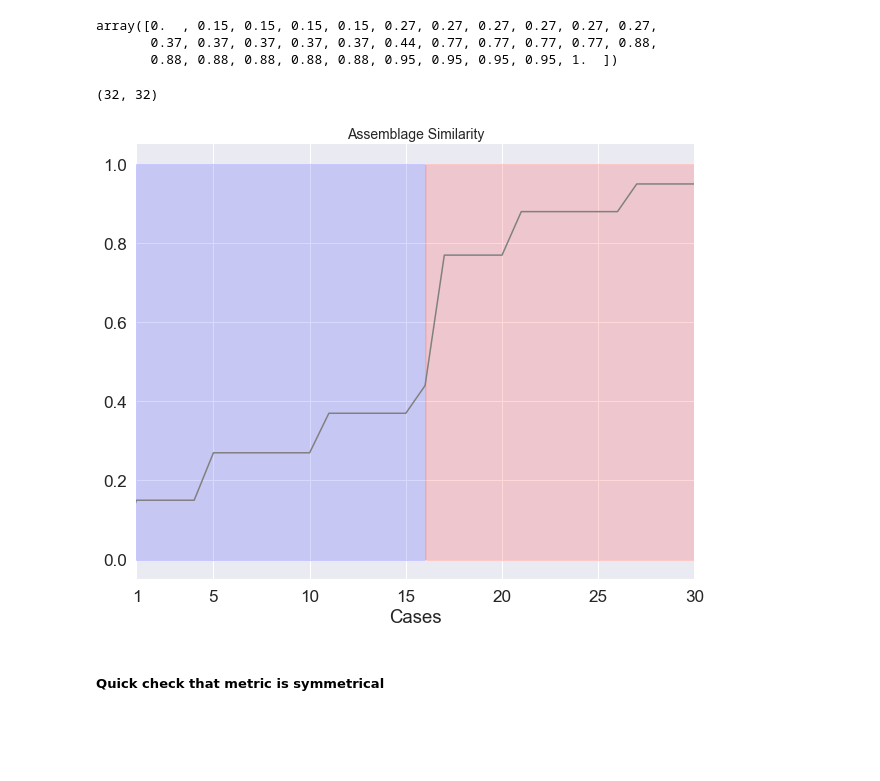
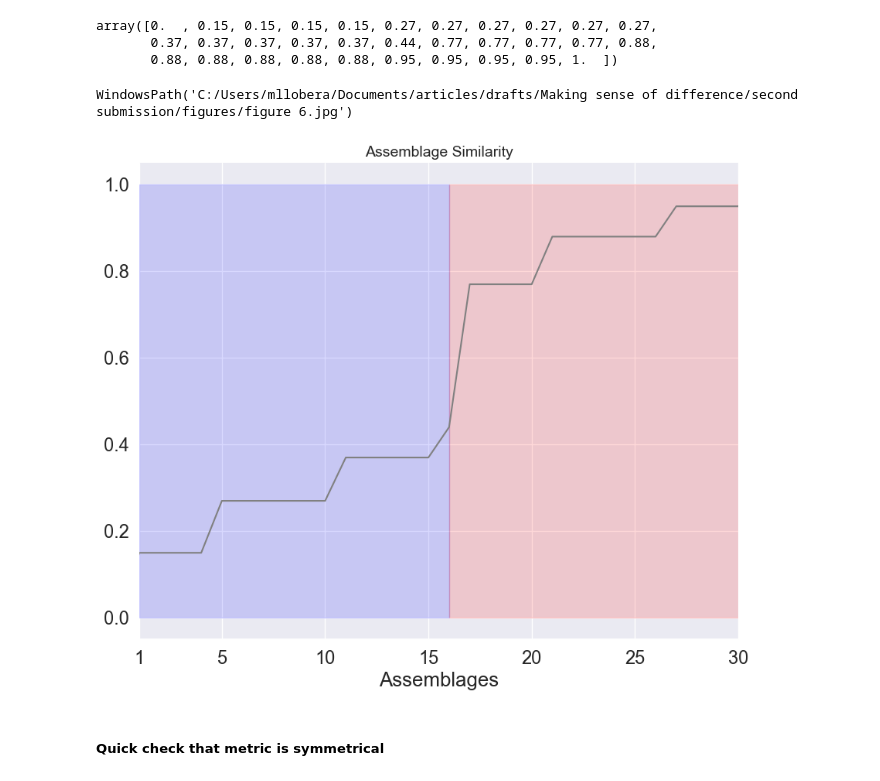
Before and after one commit to mllobera/leiap_survey, a Jupyter notebook: notebooks/Assemblage Metric.ipynb, the cells around one changed output. Drawn from its saved outputs; the diff is of its cells as text; code cells hidden in the pictures; blank space fills up the shorter version.

```diff
--- a/notebooks/Assemblage Metric.ipynb
+++ b/notebooks/Assemblage Metric.ipynb
@@ -193,6 +208,6 @@ $$ D = \frac{coef2 \cdot b + coef2 \cdot c}{coef1 \cdot a + coef2 \cdot b + coef
 # %%
-def mll(a,b,c,d, coefad=5, coefbc=1):
-    return (coefbc*b + coefbc*c) / (coefad*a + coefbc*b + coefbc*c + d/coefad)
+def mll(a,b,c,d, α =5, β=1):
+    return (β*b + β*c) / (α*a + β*b + β*c + d/α)
 # %%
 from leiap_survey.cluster import create_binary_metric_matrix
 create_binary_metric_matrix(assemblages.values, mll)[0]
@@ -205,21 +220,20 @@ To explore how the choice of *coef1* and *coef2* affects the difference between
 # %%
-
 c1 = [3,5,7,9]
 c2 = [1,2,3,5]
 
-coef1 = [ c for c in c1 for i in range(len(c1))]
-coef2 = c2* len(c1)
-all_coefs = zip(coef1, coef2)
+α = [ c for c in c1 for i in range(len(c1))]
+β = c2* len(c1)
+all_coefs = zip(α, β)
 
-COEF1= []
-COEF2= []
+α= []
+β= []
 CASES= []
 D=[]
 
 # Loop through coeffients
 for c1, c2 in all_coefs:
-    rslt = create_binary_metric_matrix(assemblages.values, mll, coefad= c1, coefbc=c2)
-    COEF1 += [c1]*len(rslt[0].tolist())
-    COEF2 += [c2]*len(rslt[0].tolist())
+    rslt = create_binary_metric_matrix(assemblages.values, mll, α= c1, β=c2)
+    α += [c1]*len(rslt[0].tolist())
+    β += [c2]*len(rslt[0].tolist())
     CASES += cases
     D += rslt[0].tolist()
@@ -248,6 +268,9 @@ x
 # %% [output]
 array([ 0,  1,  2,  3,  4,  5,  6,  7,  8,  9, 10, 11, 12, 13, 14, 15, 16,
        17, 18, 19, 20, 21, 22, 23, 24, 25, 26, 27, 28, 29, 30, 31])
+# %%
+def mll(a,b,c,d, α =5, β=1):
+    return (β*b + β*c) / (α*a + β*b + β*c + d/α)
 # %%
 y = create_binary_metric_matrix(assemblages.values, mll)[0]
 y
@@ -255,29 +278,31 @@ y
 array([0.  , 0.15, 0.15, 0.15, 0.15, 0.27, 0.27, 0.27, 0.27, 0.27, 0.27,
        0.37, 0.37, 0.37, 0.37, 0.37, 0.44, 0.77, 0.77, 0.77, 0.77, 0.88,
        0.88, 0.88, 0.88, 0.88, 0.88, 0.95, 0.95, 0.95, 0.95, 1.  ])
-# %%
-len(x), len(y)
-# %% [output]
-(32, 32)
+# %%
+fn = pth / "figure 6.jpg"
+fn
+# %% [output]
+WindowsPath('C:/Users/mllobera/Documents/articles/drafts/Making sense of difference/second submission/figures/figure 6.jpg')
 # %%
 # plot
 xy = np.array([[1, 16, 16, 1], [0, 0, 1, 1]]).T
 p1 = Polygon(xy, color= 'blue', alpha=0.15)
-xy = np.array([[16.05, 31, 31, 16.05], [0, 0, 1, 1]]).T
+xy = np.array([[16.01, 31, 31, 16.01], [0, 0, 1, 1]]).T
 p2 = Polygon(xy, color= 'red', alpha=0.15)
 
 
 fig, ax = plt.subplots(figsize= (10,8))
 sns.lineplot(x = x, y = y, ax = ax, color='gray')
 sns.despine(right= True, top= True, left= True)
 ax.add_patch(p1)
 ax.add_patch(p2)
 ax.set_title('Assemblage Similarity', fontsize= 14)
 ax.set_xlim((1,30))
 ax.set_xticks([1]+list(range(5,31,5)))
-ax.set_xlabel('Cases');
+ax.set_xlabel('Assemblages');
+plt.savefig(fn, dpi=300)
 # %% [output]
-[figure, old version]
+[figure, new version]
 # %% [markdown]
 ##### Quick check that metric is symmetrical
 # %%
```
Also changed, not shown: parts of 9 cells of this notebook.
